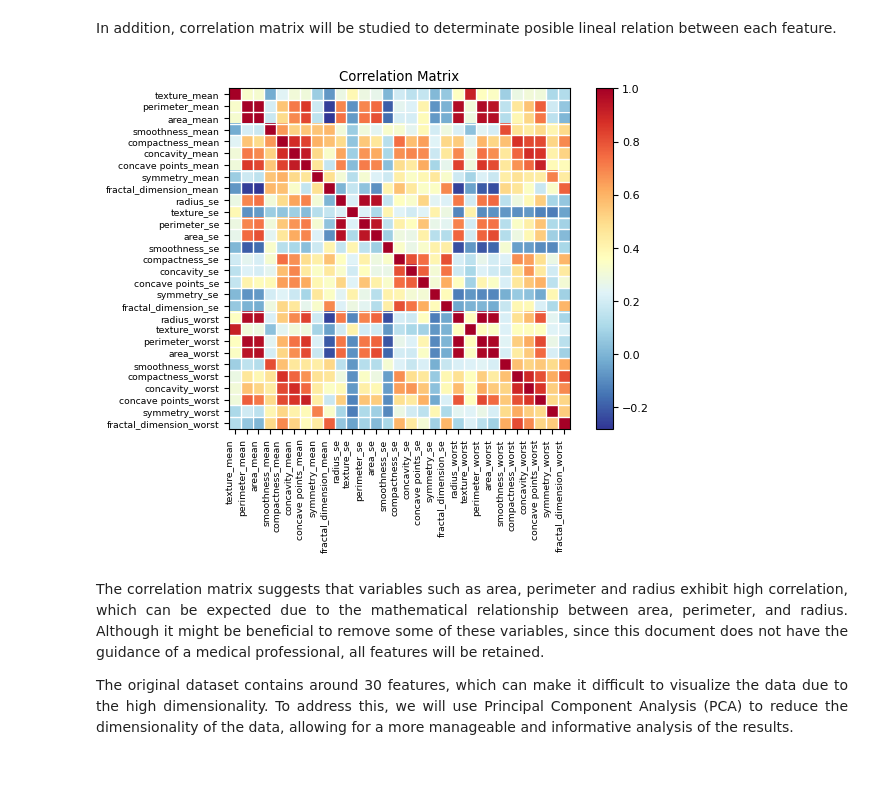
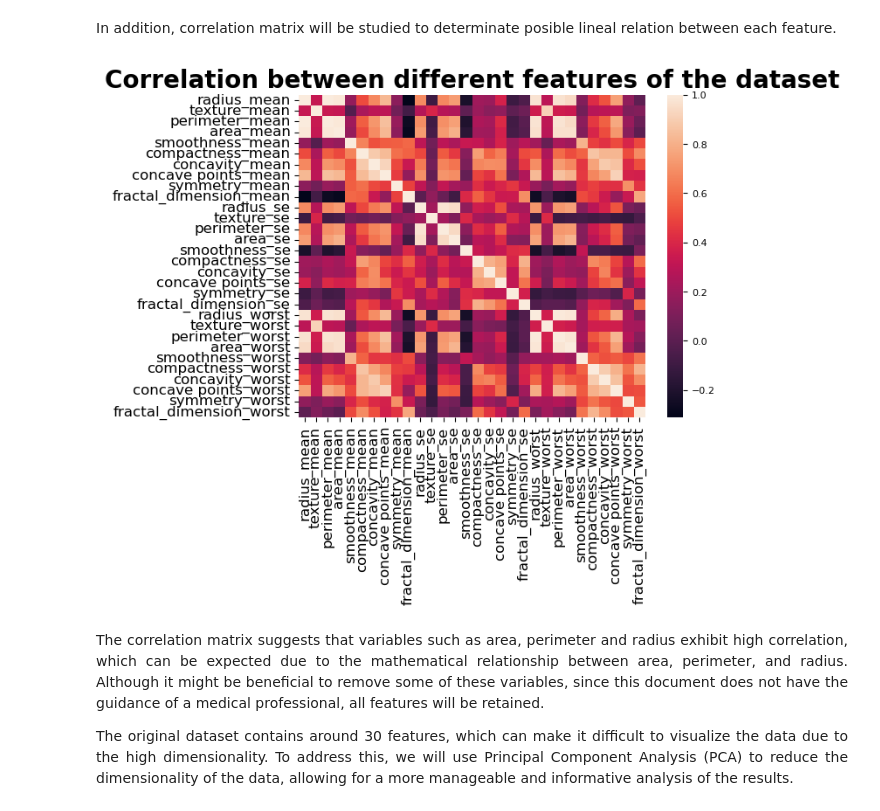
Before and after one commit to lpalfonsoa/Data-Analysis, a Jupyter notebook: Notebooks/BreastCancer.ipynb, the cells around one changed output. Cells and saved outputs as stored; diff of their text form; code cells hidden in the pictures; blank space fills up the shorter version.

```diff
--- a/Notebooks/BreastCancer.ipynb
+++ b/Notebooks/BreastCancer.ipynb
@@ -188,12 +188,13 @@ fig.tight_layout()
  In addition, correlation matrix will be studied to determinate posible lineal relation between each feature.
 # %%
 #Studying correlation
-corr = data_new.set_index('radius_mean').corr()
-sm.graphics.plot_corr(corr, xnames=list(corr.columns))
-plt.xticks(rotation=90)
+plt.title("Correlation between different features of the dataset", fontweight='bold', fontsize=20)
+sns.heatmap(data_new.corr())
+plt.xticks(fontsize=12, rotation=90)
+plt.yticks(fontsize=12)
 plt.show()
 # %% [output]
-[figure, old version]
+[figure, new version]
 # %% [markdown]
 
  <p style="text-align: justify;"> The correlation matrix suggests that variables such as area, perimeter and radius exhibit high correlation, which can be expected due to the mathematical relationship between area, perimeter, and radius. Although it might be beneficial to remove some of these variables, since this document does not have the guidance of a medical professional, all features will be retained. </p>
```
Also changed, not shown: 1 other file.
